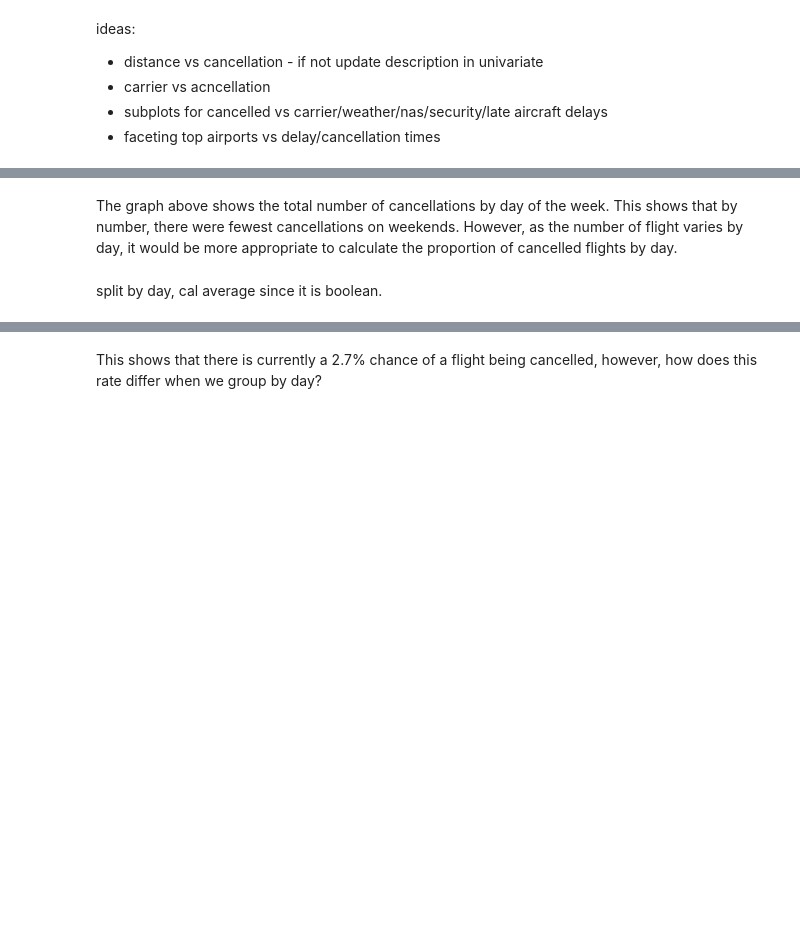
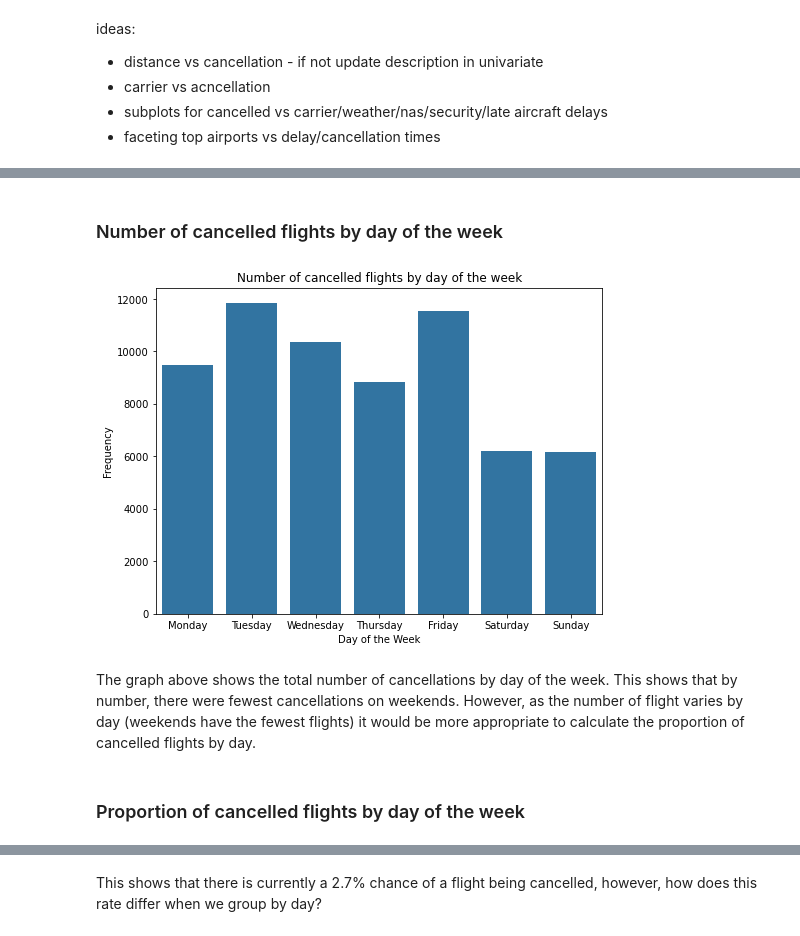
Before and after one commit to Vincentk-94/Communicate_data_findings, a Jupyter notebook: 2008 Flight Delays - Project.ipynb, the cells around one changed output, grey strips where cells are left out. Saved outputs shown, nothing was run; the diff lists cells and outputs as text; code cells hidden in the pictures; blank space fills up the shorter version.

```diff
--- a/2008 Flight Delays - Project.ipynb
+++ b/2008 Flight Delays - Project.ipynb
@@ -546,11 +818,24 @@ flights.info()
+# %% [markdown]
+### Number of cancelled flights by day of the week
 # %%
+plt.figure(figsize=(8,6))
+
 # Create subset of cancelled flights
 flight_cancelled = flights[flights.cancelled==1]
+
+# plot graph
 sns.countplot(data=flight_cancelled,x='day_of_week',color=base_colour)
+
+#labels
+plt.title('Number of cancelled flights by day of the week')
+plt.xlabel('Day of the Week')
+plt.ylabel('Frequency');
+# %% [output]
+[figure, added]
 # %% [markdown]
-The graph above shows the total number of cancellations by day of the week. This shows that by number, there were fewest cancellations on weekends. However, as the number of flight varies by day, it would be more appropriate to calculate the proportion of cancelled flights by day.
+The graph above shows the total number of cancellations by day of the week. This shows that by number, there were fewest cancellations on weekends. However, as the number of flight varies by day (weekends have the fewest flights) it would be more appropriate to calculate the proportion of cancelled flights by day.
-# %% [markdown]
-split by day, cal average since it is boolean.
+# %% [markdown]
+### Proportion of cancelled flights by day of the week
 # %%
 # Calculate the overall proportion of cancelled flights
 flights.cancelled.mean()
```
Also changed, not shown: parts of 79 cells of this notebook.
